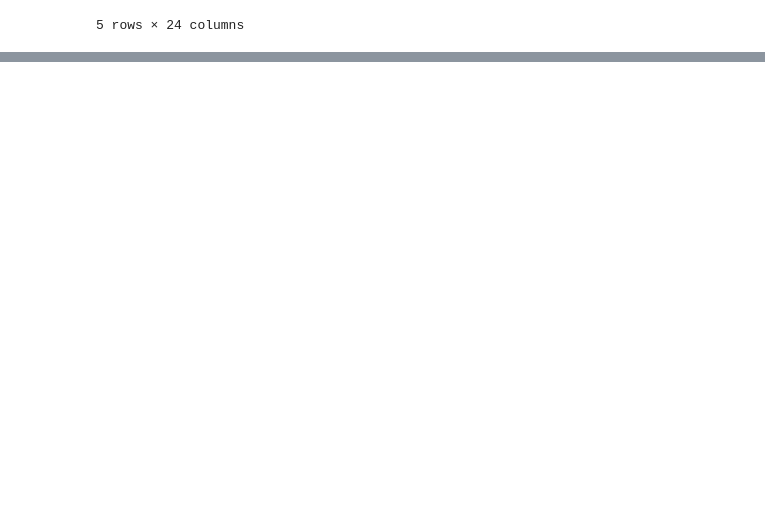
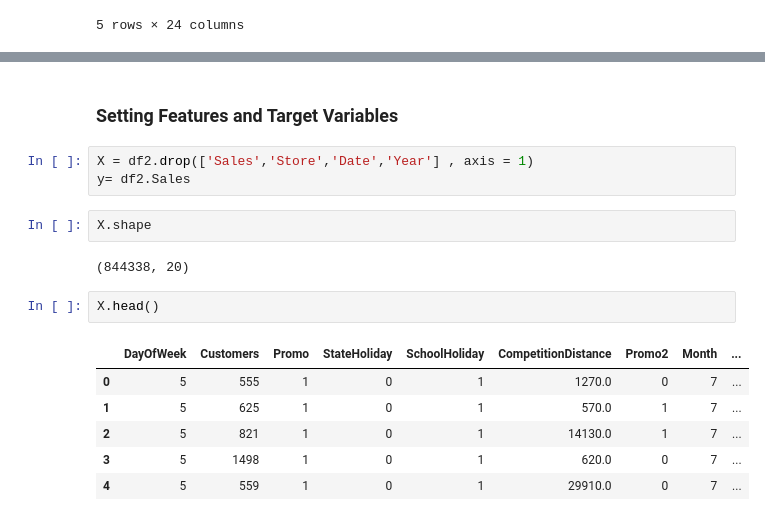
Before and after one commit to shrikantkute/Retail_Sales_Prediction, a Jupyter notebook: Retail_Sales_Prediction_Shrikant_Kute.ipynb, the cells around one changed output, grey strips where cells are left out. Drawn from its saved outputs; the diff is of its cells as text; blank space fills up the shorter version.

```diff
--- a/Retail_Sales_Prediction_Shrikant_Kute.ipynb
+++ b/Retail_Sales_Prediction_Shrikant_Kute.ipynb
@@ -1150,0 +1160,18 @@ df2.head(5)
+# %% [markdown]
+### **Setting Features and Target Variables**
+# %%
+X = df2.drop(['Sales','Store','Date','Year'] , axis = 1)
+y= df2.Sales
+# %%
+X.shape
+# %% [output]
+(844338, 20)
+# %%
+X.head()
+# %% [output]
+|  | DayOfWeek | Customers | Promo | StateHoliday | SchoolHoliday | CompetitionDistance | Promo2 | Month | ... |
+| 0 | 5 | 555 | 1 | 0 | 1 | 1270.0 | 0 | 7 | ... |
+| 1 | 5 | 625 | 1 | 0 | 1 | 570.0 | 1 | 7 | ... |
+| 2 | 5 | 821 | 1 | 0 | 1 | 14130.0 | 1 | 7 | ... |
+| 3 | 5 | 1498 | 1 | 0 | 1 | 620.0 | 0 | 7 | ... |
+| 4 | 5 | 559 | 1 | 0 | 1 | 29910.0 | 0 | 7 | ... |
```
Also changed, not shown: parts of 14 cells of this notebook.
